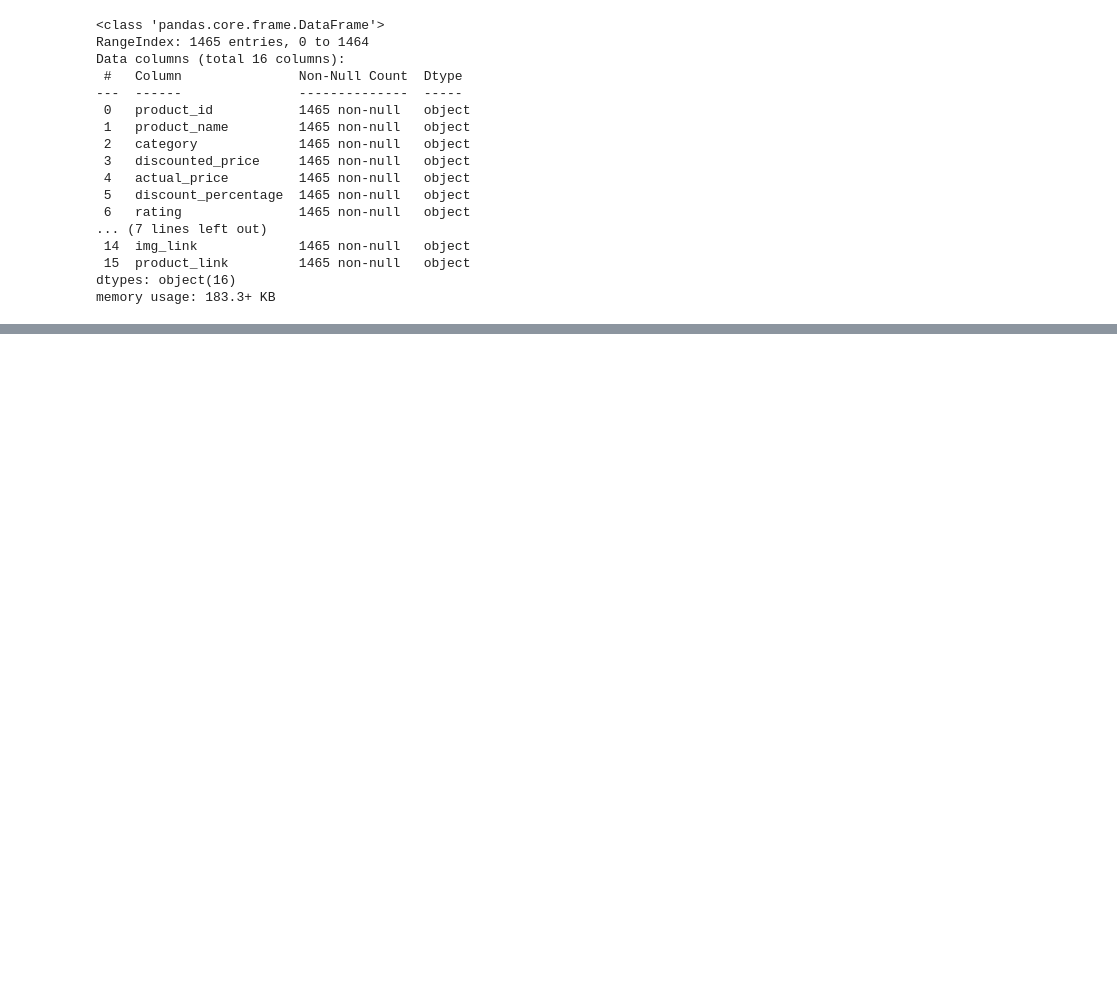
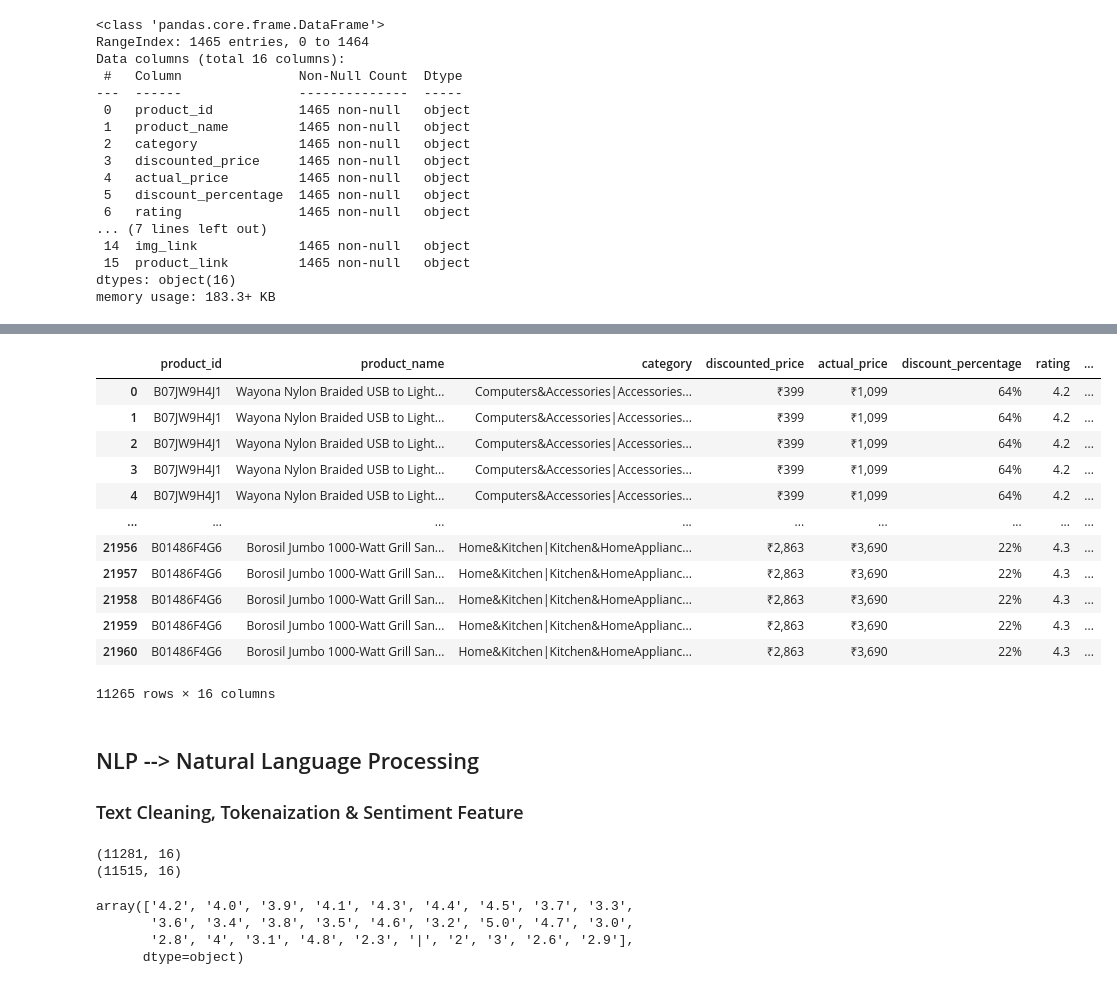
Before and after one commit to NaimPro-tech/customer_churn_prediction, a Jupyter notebook: churn_model.ipynb, the cells around one changed output, grey strips where cells are left out. Saved outputs shown, nothing was run; the diff lists cells and outputs as text; code cells hidden in the pictures; blank space fills up the shorter version.

```diff
--- a/churn_model.ipynb
+++ b/churn_model.ipynb
@@ -279,0 +301,7 @@ df[numeric_cols].head()
+# %%
+mask = expand_df['rating_count'].isna()
+expand_df.loc[mask,'rating_count'] = '1'
+# %%
+expand_df['rating_count'] = [row.strip().replace(',','') for row in expand_df['rating_count'].values]
+# %%
+expand_df['rating_count'] = expand_df['rating_count'].astype(int)
@@ -279,0 +331,21 @@ df[numeric_cols].head()
+# %%
+# Filter both contain rows
+both_review_contain = expand_df[expand_df['review_title'].notna() & expand_df['review_content'].notna()]
+both_review_contain
+# %% [output]
+|  | product_id | product_name | category | discounted_price | actual_price | discount_percentage | rating | ... |
+| 0 | B07JW9H4J1 | Wayona Nylon Braided USB to Light... | Computers&Accessories|Accessories... | ₹399 | ₹1,099 | 64% | 4.2 | ... |
+| 1 | B07JW9H4J1 | Wayona Nylon Braided USB to Light... | Computers&Accessories|Accessories... | ₹399 | ₹1,099 | 64% | 4.2 | ... |
+| 2 | B07JW9H4J1 | Wayona Nylon Braided USB to Light... | Computers&Accessories|Accessories... | ₹399 | ₹1,099 | 64% | 4.2 | ... |
+| 3 | B07JW9H4J1 | Wayona Nylon Braided USB to Light... | Computers&Accessories|Accessories... | ₹399 | ₹1,099 | 64% | 4.2 | ... |
+| 4 | B07JW9H4J1 | Wayona Nylon Braided USB to Light... | Computers&Accessories|Accessories... | ₹399 | ₹1,099 | 64% | 4.2 | ... |
+| ... | ... | ... | ... | ... | ... | ... | ... | ... |
+| 21956 | B01486F4G6 | Borosil Jumbo 1000-Watt Grill San... | Home&Kitchen|Kitchen&HomeApplianc... | ₹2,863 | ₹3,690 | 22% | 4.3 | ... |
+| 21957 | B01486F4G6 | Borosil Jumbo 1000-Watt Grill San... | Home&Kitchen|Kitchen&HomeApplianc... | ₹2,863 | ₹3,690 | 22% | 4.3 | ... |
+| 21958 | B01486F4G6 | Borosil Jumbo 1000-Watt Grill San... | Home&Kitchen|Kitchen&HomeApplianc... | ₹2,863 | ₹3,690 | 22% | 4.3 | ... |
+| 21959 | B01486F4G6 | Borosil Jumbo 1000-Watt Grill San... | Home&Kitchen|Kitchen&HomeApplianc... | ₹2,863 | ₹3,690 | 22% | 4.3 | ... |
+| 21960 | B01486F4G6 | Borosil Jumbo 1000-Watt Grill San... | Home&Kitchen|Kitchen&HomeApplianc... | ₹2,863 | ₹3,690 | 22% | 4.3 | ... |
+11265 rows × 16 columns
+# %% [markdown]
+## NLP --> Natural Language Processing
+### Text Cleaning, Tokenaization & Sentiment Feature
@@ -279,0 +355,6 @@ df[numeric_cols].head()
+# %%
+print(text_df.shape)
+print(expand_df.shape)
+# %% [output]
+(11281, 16)
+(11515, 16)
@@ -279,0 +369,7 @@ df[numeric_cols].head()
+# %%
+text_df['rating'].unique()
+# %% [output]
+array(['4.2', '4.0', '3.9', '4.1', '4.3', '4.4', '4.5', '3.7', '3.3',
+       '3.6', '3.4', '3.8', '3.5', '4.6', '3.2', '5.0', '4.7', '3.0',
+       '2.8', '4', '3.1', '4.8', '2.3', '|', '2', '3', '2.6', '2.9'],
+      dtype=object)
```
Also changed, not shown: parts of 84 cells of this notebook.
